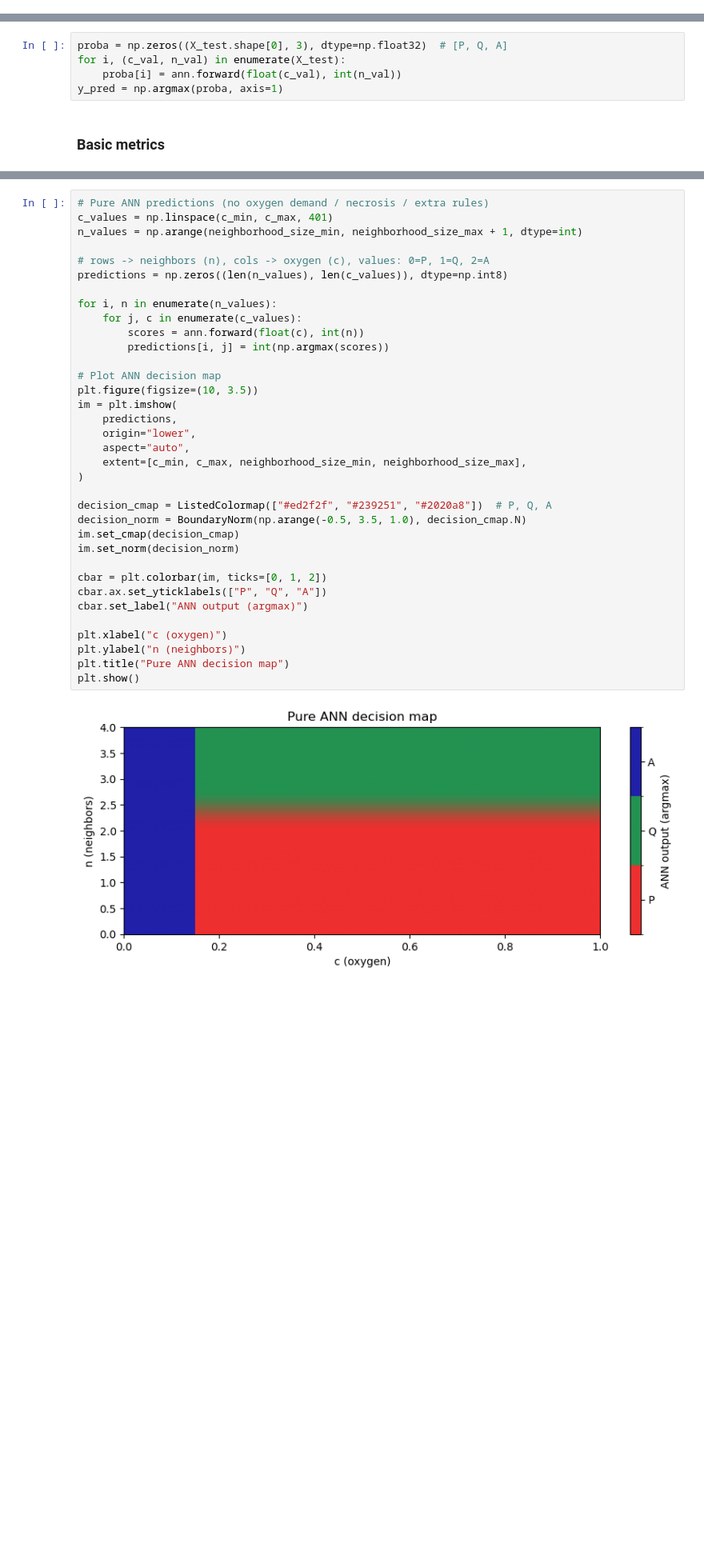
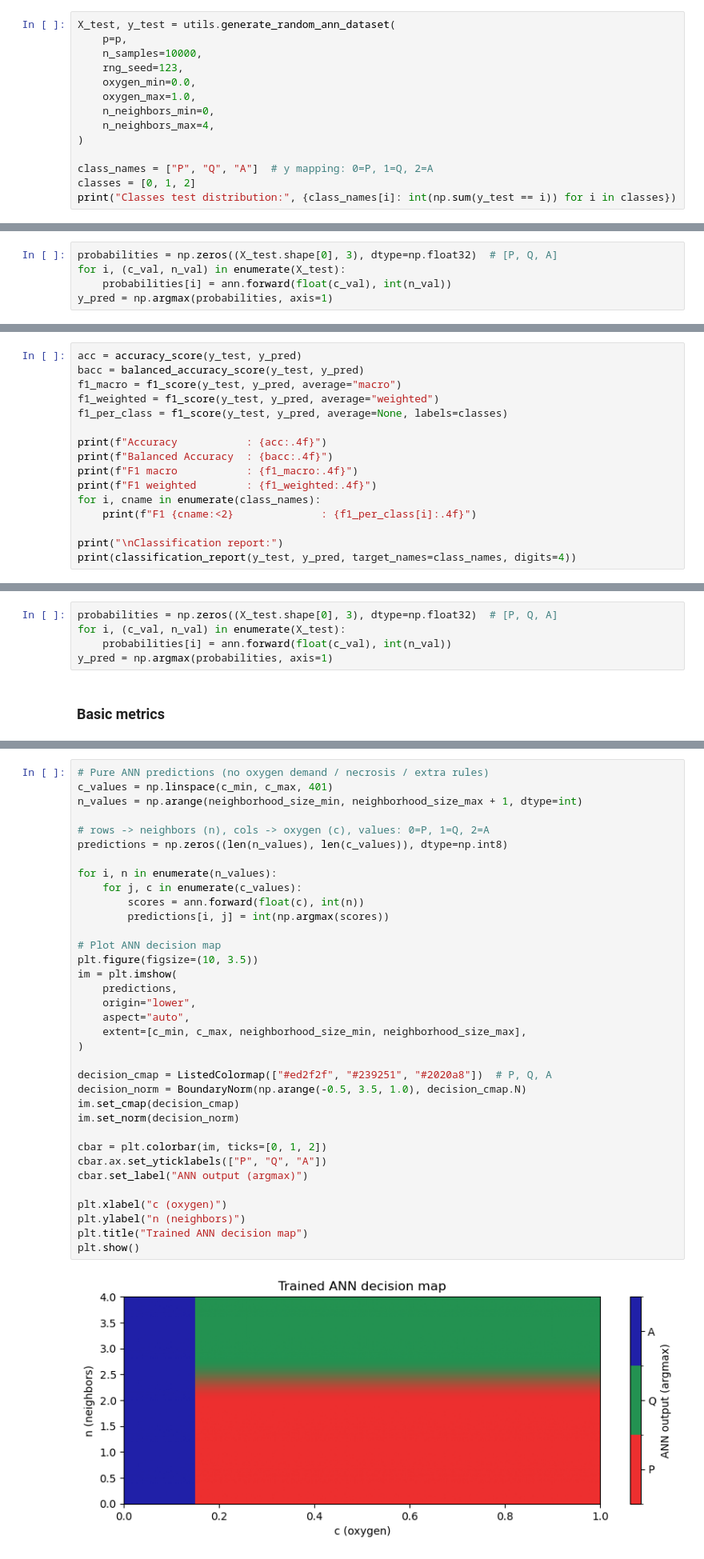
Before and after one commit to GianlucaPanzani/Hybrid-Cellular-Automata, a Jupyter notebook: simulation/ann_training.ipynb, the cells around one changed output, grey strips where cells are left out. Shown at 80% size. Drawn from its saved outputs; the diff is of its cells as text; blank space fills up the shorter version.

Commit message:
ANN pretraining testing + images + presentation

```diff
--- a/simulation/ann_training.ipynb
+++ b/simulation/ann_training.ipynb
@@ -87,0 +92,14 @@ plt.show()
+# %%
+X_test, y_test = utils.generate_random_ann_dataset(
+    p=p,
+    n_samples=10000,
+    rng_seed=123,
+    oxygen_min=0.0,
+    oxygen_max=1.0,
+    n_neighbors_min=0,
+    n_neighbors_max=4,
+)
+
+class_names = ["P", "Q", "A"]  # y mapping: 0=P, 1=Q, 2=A
+classes = [0, 1, 2]
+print("Classes test distribution:", {class_names[i]: int(np.sum(y_test == i)) for i in classes})
@@ -87,0 +110,5 @@ plt.show()
+# %%
+probabilities = np.zeros((X_test.shape[0], 3), dtype=np.float32)  # [P, Q, A]
+for i, (c_val, n_val) in enumerate(X_test):
+    probabilities[i] = ann.forward(float(c_val), int(n_val))
+y_pred = np.argmax(probabilities, axis=1)
@@ -87,0 +117,16 @@ plt.show()
+# %%
+acc = accuracy_score(y_test, y_pred)
+bacc = balanced_accuracy_score(y_test, y_pred)
+f1_macro = f1_score(y_test, y_pred, average="macro")
+f1_weighted = f1_score(y_test, y_pred, average="weighted")
+f1_per_class = f1_score(y_test, y_pred, average=None, labels=classes)
+
+print(f"Accuracy           : {acc:.4f}")
+print(f"Balanced Accuracy  : {bacc:.4f}")
+print(f"F1 macro           : {f1_macro:.4f}")
+print(f"F1 weighted        : {f1_weighted:.4f}")
+for i, cname in enumerate(class_names):
+    print(f"F1 {cname:<2}              : {f1_per_class[i]:.4f}")
+
+print("\nClassification report:")
+print(classification_report(y_test, y_pred, target_names=class_names, digits=4))
@@ -158,10 +233,10 @@ Classes test distribution: {'P': 5073, 'Q': 3404, 'A': 1523}
 # %% [markdown]
 ### Predictions
 # %%
-proba = np.zeros((X_test.shape[0], 3), dtype=np.float32)  # [P, Q, A]
+probabilities = np.zeros((X_test.shape[0], 3), dtype=np.float32)  # [P, Q, A]
 for i, (c_val, n_val) in enumerate(X_test):
-    proba[i] = ann.forward(float(c_val), int(n_val))
-y_pred = np.argmax(proba, axis=1)
+    probabilities[i] = ann.forward(float(c_val), int(n_val))
+y_pred = np.argmax(probabilities, axis=1)
 # %% [markdown]
 ### Basic metrics
 # %%
@@ -254,35 +329,35 @@ n_values = np.arange(neighborhood_size_min, neighborhood_size_max + 1, dtype=int
 # rows -> neighbors (n), cols -> oxygen (c), values: 0=P, 1=Q, 2=A
 predictions = np.zeros((len(n_values), len(c_values)), dtype=np.int8)
 
 for i, n in enumerate(n_values):
     for j, c in enumerate(c_values):
         scores = ann.forward(float(c), int(n))
         predictions[i, j] = int(np.argmax(scores))
 
 # Plot ANN decision map
 plt.figure(figsize=(10, 3.5))
 im = plt.imshow(
     predictions,
     origin="lower",
     aspect="auto",
     extent=[c_min, c_max, neighborhood_size_min, neighborhood_size_max],
 )
 
 decision_cmap = ListedColormap(["#ed2f2f", "#239251", "#2020a8"])  # P, Q, A
 decision_norm = BoundaryNorm(np.arange(-0.5, 3.5, 1.0), decision_cmap.N)
 im.set_cmap(decision_cmap)
 im.set_norm(decision_norm)
 
 cbar = plt.colorbar(im, ticks=[0, 1, 2])
 cbar.ax.set_yticklabels(["P", "Q", "A"])
 cbar.set_label("ANN output (argmax)")
 
 plt.xlabel("c (oxygen)")
 plt.ylabel("n (neighbors)")
-plt.title("Pure ANN decision map")
+plt.title("Trained ANN decision map")
 plt.show()
 # %% [output]
-[figure, old version]
+[figure, new version]
 # %%
 (ann.w_in_hidden, ann.theta_hidden, ann.W_hidden_out, ann.phi_out)
 # %% [output]
```
Also changed, not shown: parts of 10 cells of this notebook, 22 other files.
